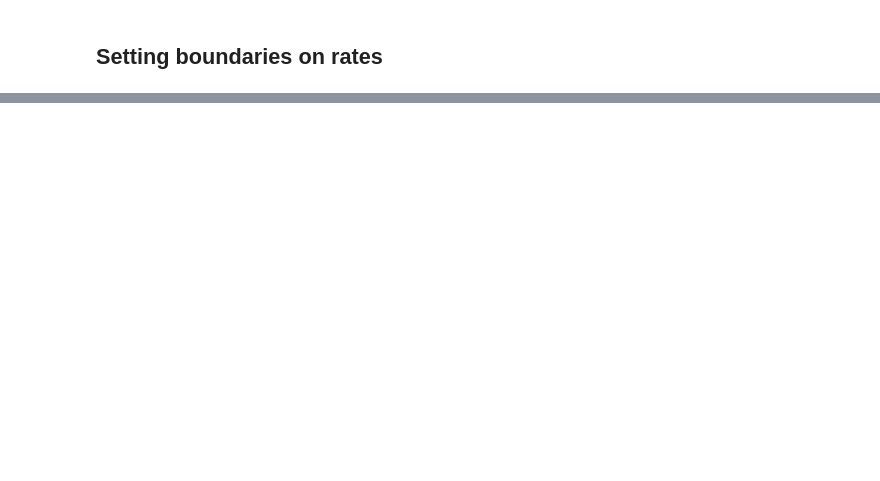
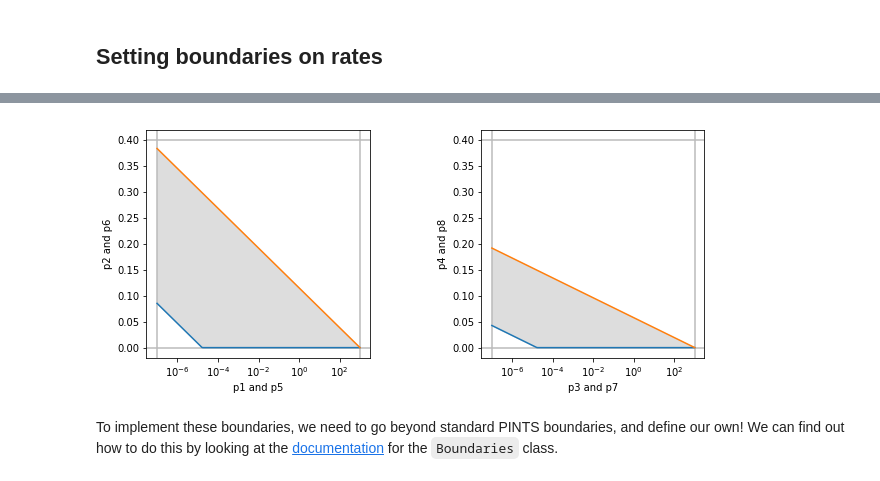
Before and after one commit to CardiacModelling/fitting-notebooks, a Jupyter notebook: ion-currents-tutorial/boundaries.ipynb, the cells around one changed output, grey strips where cells are left out. Drawn from its saved outputs; the diff is of its cells as text; code cells hidden in the pictures; blank space fills up the shorter version.

```diff
--- a/ion-currents-tutorial/boundaries.ipynb
+++ b/ion-currents-tutorial/boundaries.ipynb
@@ -488,0 +662,63 @@ In the next part
+# %%
+# Define the boundaries on the parameters and maximum rate coefficients
+a_min, a_max = 1e-7, 1e3
+b_min, b_max = 1e-7, 0.4
+km_min, km_max = 1.67e-5, 1e3
+
+def boundary_plot():
+
+    # Define a range on which to plot the rate coefficient boundaries
+    # We use a range that's linear in the log-transformed space
+    px = np.exp(np.linspace(np.log(a_min), np.log(a_max), 200))
+
+    # Calculate the lower and upper boundaries on p2 and p4 (which are the same as those on p6 and p8)
+    p2_min = (np.log(km_min) - np.log(px)) / 60
+    p2_max = (np.log(km_max) - np.log(px)) / 60
+    p4_min = (np.log(km_min) - np.log(px)) / 120
+    p4_max = (np.log(km_max) - np.log(px)) / 120
+
+    # But p2 and p4 are also bounded by the parameter boundaries, so add that in too:
+    p2_min = np.maximum(p2_min, b_min)
+    p4_min = np.maximum(p4_min, b_min)
+
+    # Create a figure
+    fig = plt.figure(figsize=(10, 4.2))
+    fig.subplots_adjust(wspace=0.5)
+
+    ax1 = fig.add_subplot(1, 2, 1)
+    ax1.set_xlabel('p1 and p5')
+    ax1.set_ylabel('p2 and p6')
+    ax1.set_xscale('log')
+    ax1.set_xlim(3e-8, 3e3)
+    ax1.set_ylim(-0.02, 0.42)
+    ax1.axvline(a_min, color='#bbbbbb')
+    ax1.axvline(a_max, color='#bbbbbb')
+    ax1.axhline(b_min, color='#bbbbbb')
+    ax1.axhline(b_max, color='#bbbbbb')
+    ax1.plot(px, p2_min)
+    ax1.plot(px, p2_max)
+    ax1.fill_between(px, p2_min, p2_max, color='#dddddd')
+
+    ax2 = fig.add_subplot(1, 2, 2)
+    ax2.set_xlabel('p3 and p7')
+    ax2.set_ylabel('p4 and p8')
+    ax2.set_xscale('log')
+    ax2.set_xlim(3e-8, 3e3)
+    ax2.set_ylim(-0.02, 0.42)
+    ax2.axvline(a_min, color='#bbbbbb')
+    ax2.axvline(a_max, color='#bbbbbb')
+    ax2.axhline(b_min, color='#bbbbbb')
+    ax2.axhline(b_max, color='#bbbbbb')
+    ax2.plot(px, p4_min)
+    ax2.plot(px, p4_max)
+    ax2.fill_between(px, p4_min, p4_max, color='#dddddd')
+
+    return ax1, ax2
+
+boundary_plot()
+plt.show()
+# %% [output]
+[figure, added]
+# %% [markdown]
+To implement these boundaries, we need to go beyond standard PINTS boundaries, and define our own!
+We can find out how to do this by looking at the [documentation](https://pints.readthedocs.io/en/latest/boundaries.html) for the `Boundaries` class.
```
Also changed, not shown: parts of 60 cells of this notebook, 2 other files.
